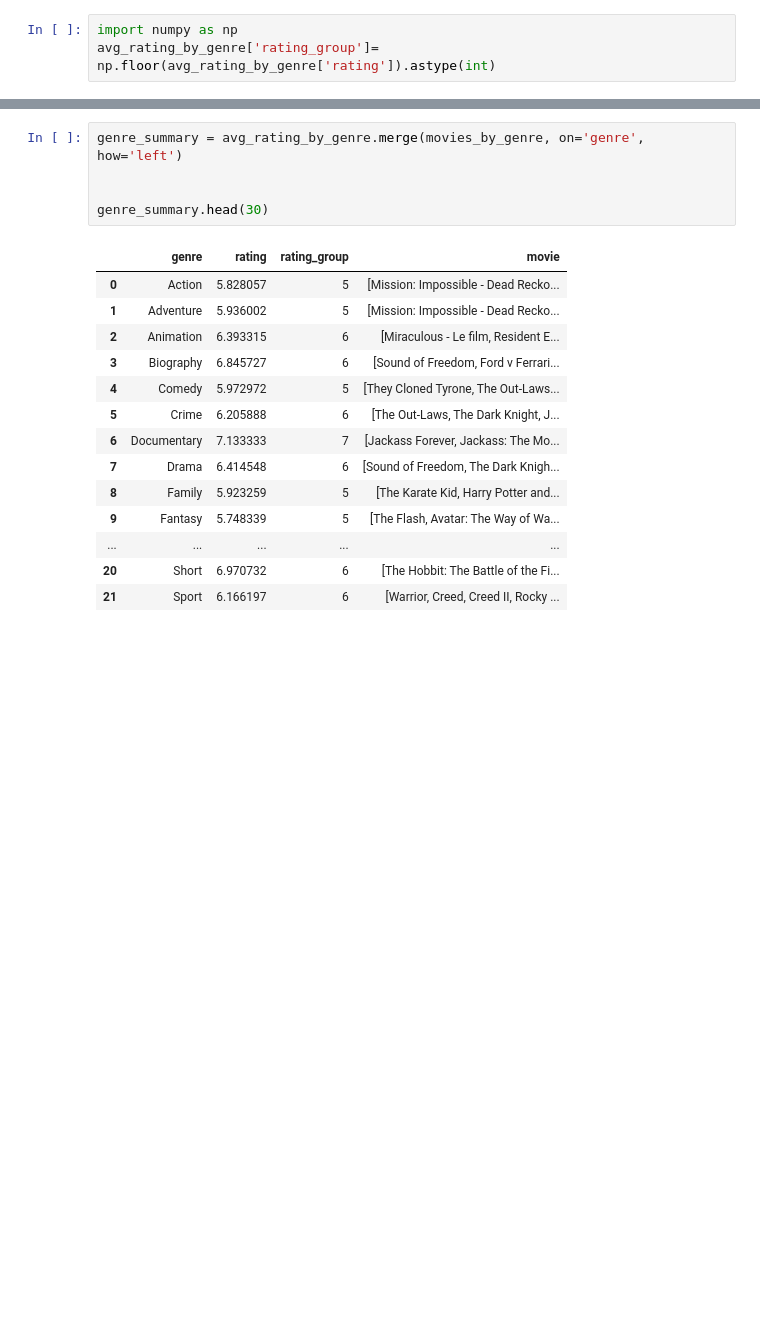
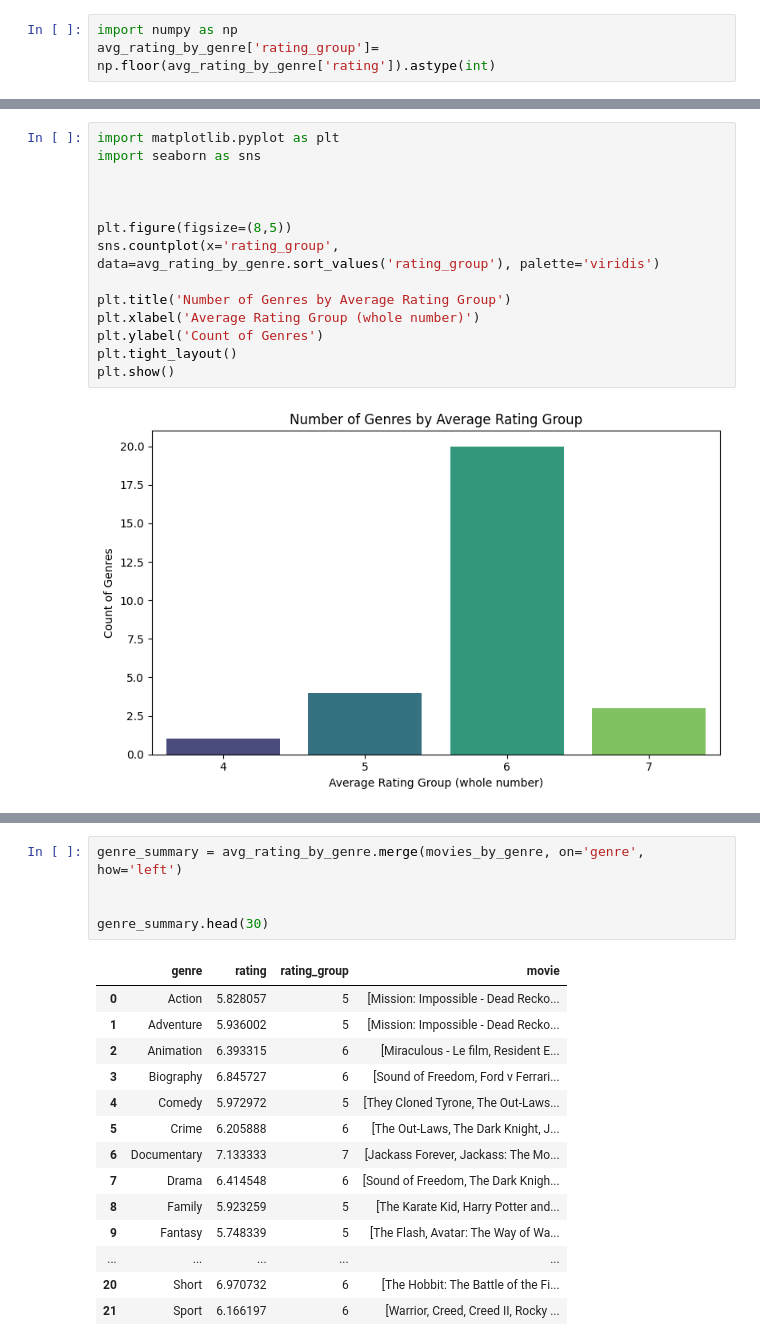
Before and after one commit to yvarmareveal/Computer_Vision_Training, a Jupyter notebook: IMDB_ratings.ipynb, the cells around one changed output, grey strips where cells are left out. Drawn from its saved outputs; the diff is of its cells as text; blank space fills up the shorter version.

```diff
--- a/IMDB_ratings.ipynb
+++ b/IMDB_ratings.ipynb
@@ -174,0 +162,16 @@ avg_rating_by_genre.head(100)
+# %%
+import matplotlib.pyplot as plt
+import seaborn as sns
+
+
+
+plt.figure(figsize=(8,5))
+sns.countplot(x='rating_group', data=avg_rating_by_genre.sort_values('rating_group'), palette='viridis')
+
+plt.title('Number of Genres by Average Rating Group')
+plt.xlabel('Average Rating Group (whole number)')
+plt.ylabel('Count of Genres')
+plt.tight_layout()
+plt.show()
+# %% [output]
+[figure, added]
```
Also changed, not shown: parts of 16 cells of this notebook, 2 other files.
